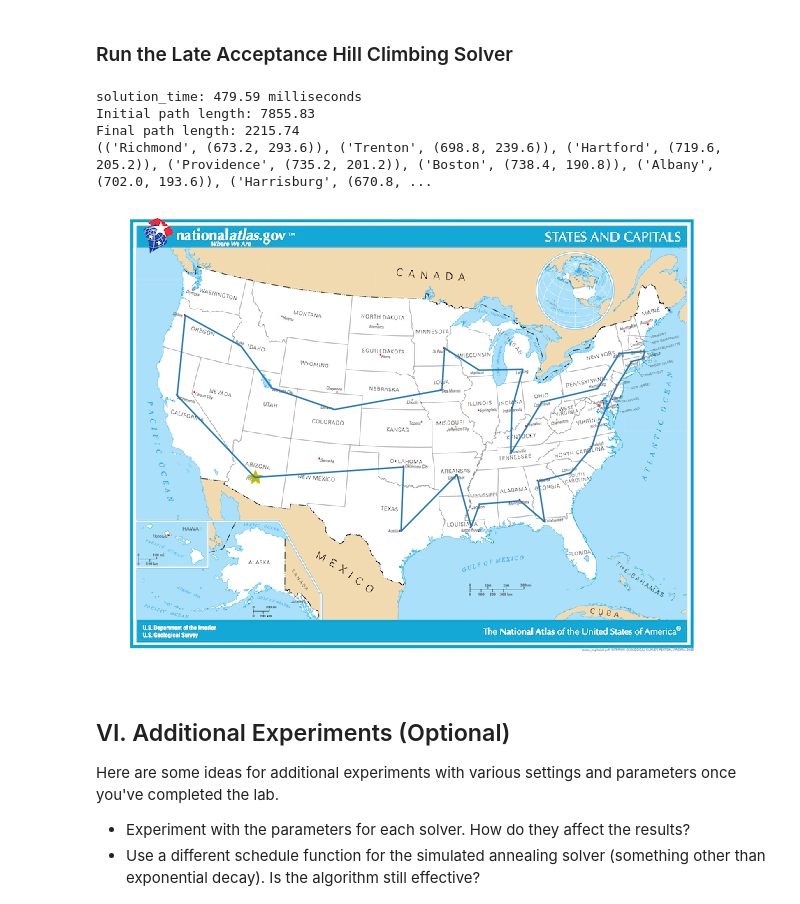
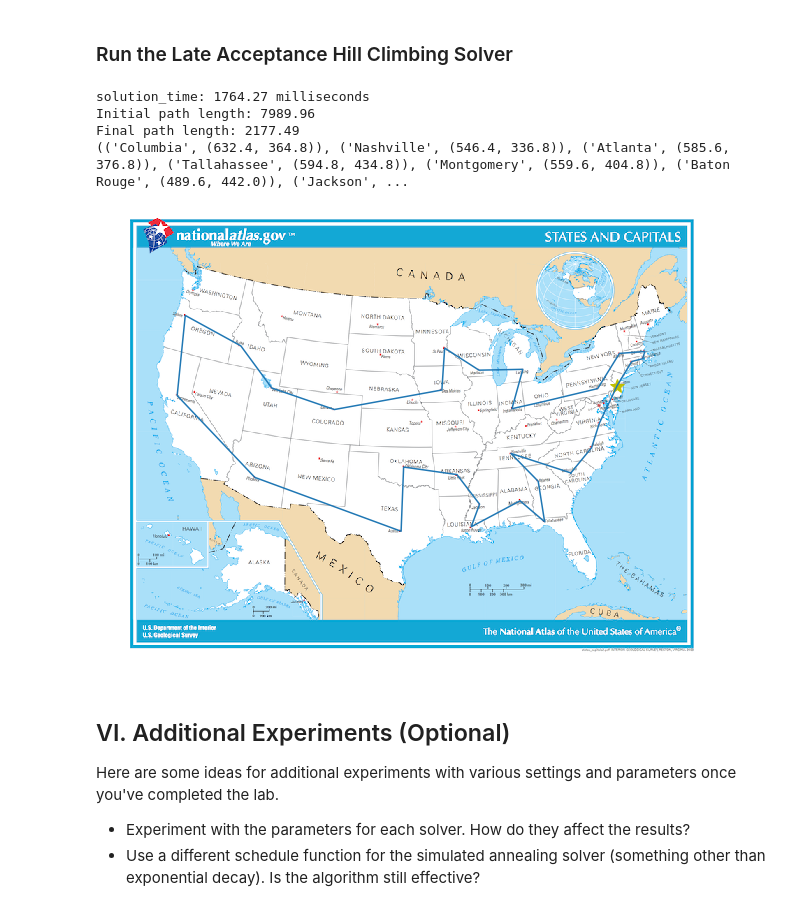
Before and after one commit to rghein/Udacity-Artificial-Intelligence-Nanodegree, a Jupyter notebook: Exercises/3_Local Search/AIND-Local Search.ipynb, the cells around one changed output. Drawn from its saved outputs; the diff is of its cells as text; code cells hidden in the pictures.

```diff
--- a/Exercises/3_Local Search/AIND-Local Search.ipynb
+++ b/Exercises/3_Local Search/AIND-Local Search.ipynb
@@ -584,23 +584,23 @@ class LAHCSolver:
 # %% [markdown]
 ### Run the Late Acceptance Hill Climbing Solver
 # %%
-solver = LAHCSolver(Lfa = 5, epochs = 25)
+solver = LAHCSolver(Lfa = 5, epochs = 100)
 start_time = time.perf_counter()
 result = solver.solve(capitals_tsp)
 stop_time = time.perf_counter()
 
 print("solution_time: {:.2f} milliseconds".format((stop_time - start_time) * 1000))
 print("Initial path length: {:.2f}".format(-capitals_tsp.utility))
 print("Final path length: {:.2f}".format(-result.utility))
 print(result.path)
 
 show_path(result.coords, starting_city)
 # %% [output]
-solution_time: 479.59 milliseconds
-Initial path length: 7855.83
-Final path length: 2215.74
-(('Richmond', (673.2, 293.6)), ('Trenton', (698.8, 239.6)), ('Hartford', (719.6, 205.2)), ('Providence', (735.2, 201.2)), ('Boston', (738.4, 190.8)), ('Albany', (702.0, 193.6)), ('Harrisburg', (670.8, ...
+solution_time: 1764.27 milliseconds
+Initial path length: 7989.96
+Final path length: 2177.49
+(('Columbia', (632.4, 364.8)), ('Nashville', (546.4, 336.8)), ('Atlanta', (585.6, 376.8)), ('Tallahassee', (594.8, 434.8)), ('Montgomery', (559.6, 404.8)), ('Baton Rouge', (489.6, 442.0)), ('Jackson', ...
-[figure, old version]
+[figure, new version]
 # %% [markdown]
 ## VI. Additional Experiments (Optional)
 Here are some ideas for additional experiments with various settings and parameters once you've completed the lab.
```
Also changed, not shown: parts of 5 cells of this notebook.
